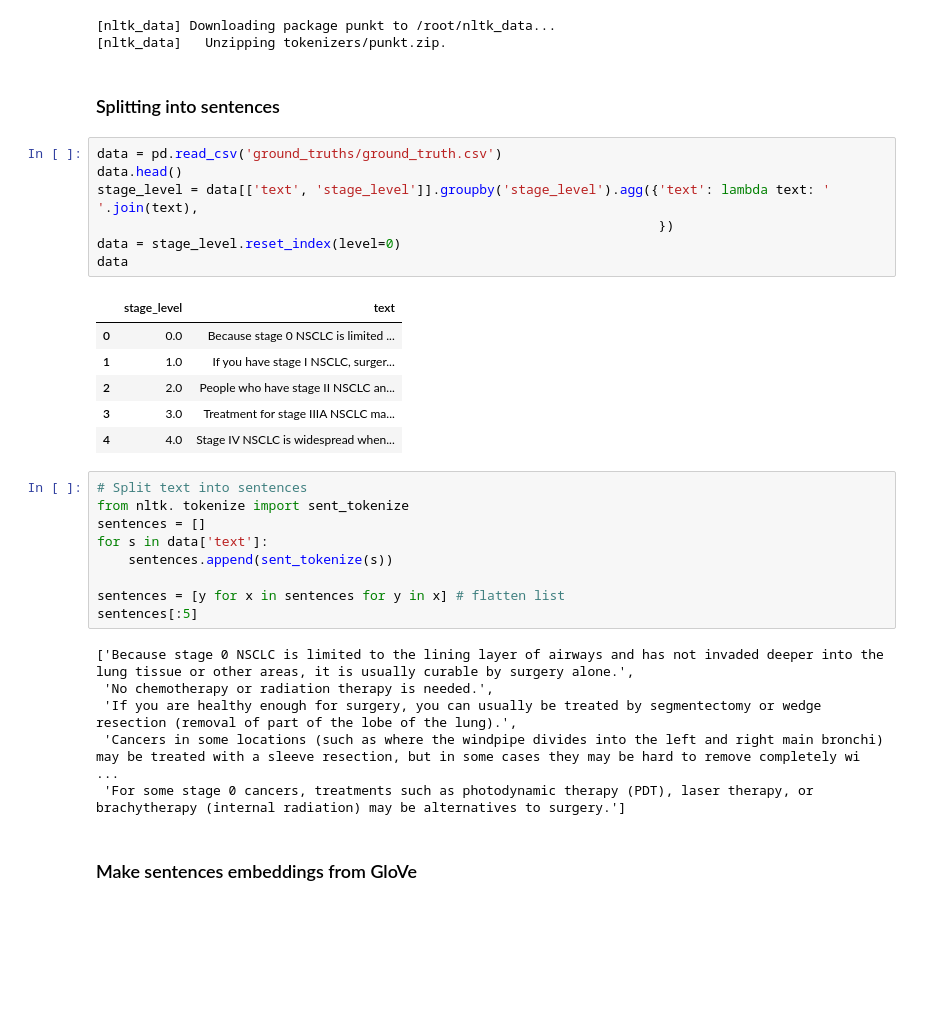
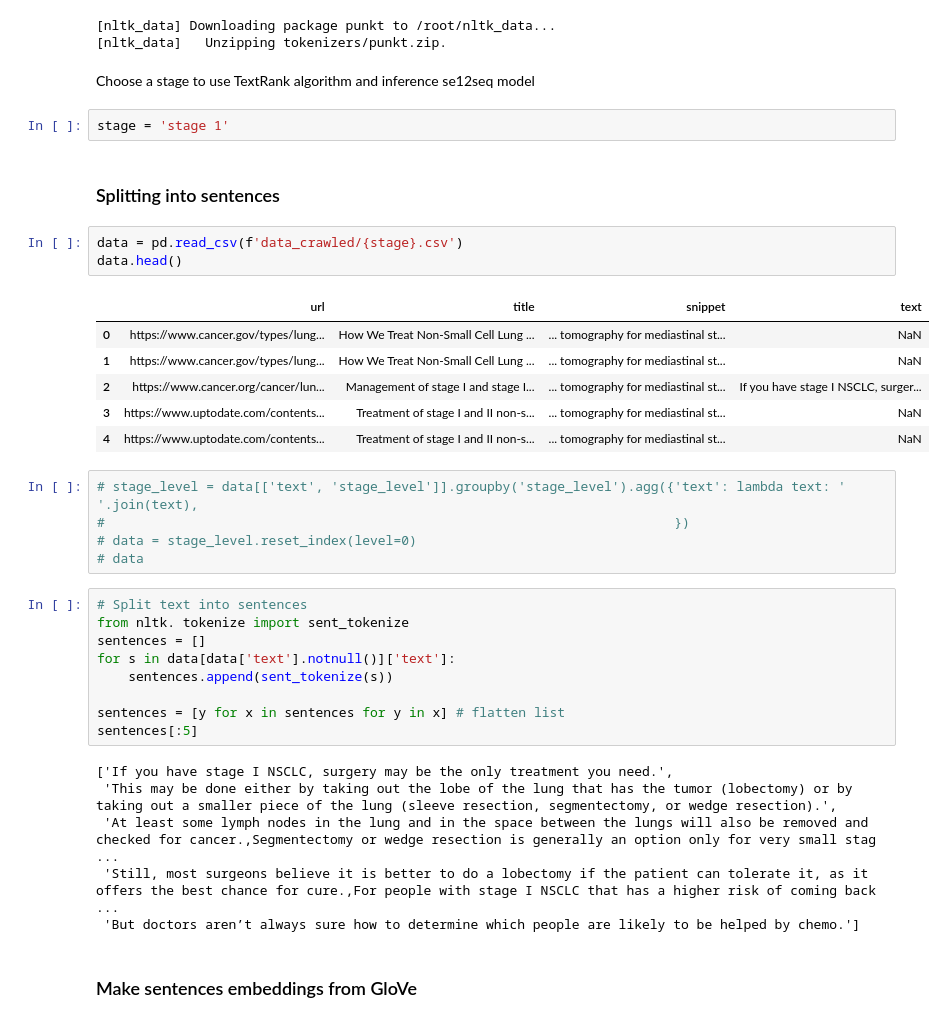
Before and after one commit to vantuan5644/LungCancerTreatment, a Jupyter notebook: src/text_summarization/extractive_textrank.ipynb, the cells around one changed output. Saved outputs shown, nothing was run; the diff lists cells and outputs as text; blank space fills up the shorter version.

```diff
--- a/src/text_summarization/extractive_textrank.ipynb
+++ b/src/text_summarization/extractive_textrank.ipynb
@@ -46,37 +49,42 @@ import re
 # %% [output]
 [nltk_data] Downloading package punkt to /root/nltk_data...
 [nltk_data]   Unzipping tokenizers/punkt.zip.
+# %% [markdown]
+Choose a stage to use TextRank algorithm and inference se12seq model
+# %%
+stage = 'stage 1'
 # %% [markdown]
 ### Splitting into sentences
+# %%
+data = pd.read_csv(f'data_crawled/{stage}.csv')
+data.head()
+# %% [output]
+|  | url | title | snippet | text |
+| 0 | https://www.cancer.gov/types/lung... | How We Treat Non-Small Cell Lung ... | ... tomography for mediastinal st... | NaN |
+| 1 | https://www.cancer.gov/types/lung... | How We Treat Non-Small Cell Lung ... | ... tomography for mediastinal st... | NaN |
+| 2 | https://www.cancer.org/cancer/lun... | Management of stage I and stage I... | ... tomography for mediastinal st... | If you have stage I NSCLC, surger... |
+| 3 | https://www.uptodate.com/contents... | Treatment of stage I and II non-s... | ... tomography for mediastinal st... | NaN |
+| 4 | https://www.uptodate.com/contents... | Treatment of stage I and II non-s... | ... tomography for mediastinal st... | NaN |
 # %%
-data = pd.read_csv('ground_truths/ground_truth.csv')
-data.head()
-stage_level = data[['text', 'stage_level']].groupby('stage_level').agg({'text': lambda text: ' '.join(text),
-                                                                        })
-data = stage_level.reset_index(level=0)
-data
+# stage_level = data[['text', 'stage_level']].groupby('stage_level').agg({'text': lambda text: ' '.join(text),
+#                                                                         })
+# data = stage_level.reset_index(level=0)
+# data
-# %% [output]
-|  | stage_level | text |
-| 0 | 0.0 | Because stage 0 NSCLC is limited ... |
-| 1 | 1.0 | If you have stage I NSCLC, surger... |
-| 2 | 2.0 | People who have stage II NSCLC an... |
-| 3 | 3.0 | Treatment for stage IIIA NSCLC ma... |
-| 4 | 4.0 | Stage IV NSCLC is widespread when... |
 # %%
 # Split text into sentences
 from nltk. tokenize import sent_tokenize
 sentences = []
-for s in data['text']:
+for s in data[data['text'].notnull()]['text']:
     sentences.append(sent_tokenize(s))
 
 sentences = [y for x in sentences for y in x] # flatten list
 sentences[:5]
 # %% [output]
-['Because stage 0 NSCLC is limited to the lining layer of airways and has not invaded deeper into the lung tissue or other areas, it is usually curable by surgery alone.',
- 'No chemotherapy or radiation therapy is needed.',
- 'If you are healthy enough for surgery, you can usually be treated by segmentectomy or wedge resection (removal of part of the lobe of the lung).',
- 'Cancers in some locations (such as where the windpipe divides into the left and right main bronchi) may be treated with a sleeve resection, but in some cases they may be hard to remove completely wi ...
- 'For some stage 0 cancers, treatments such as photodynamic therapy (PDT), laser therapy, or brachytherapy (internal radiation) may be alternatives to surgery.']
+['If you have stage I NSCLC, surgery may be the only treatment you need.',
+ 'This may be done either by taking out the lobe of the lung that has the tumor (lobectomy) or by taking out a smaller piece of the lung (sleeve resection, segmentectomy, or wedge resection).',
+ 'At least some lymph nodes in the lung and in the space between the lungs will also be removed and checked for cancer.,Segmentectomy or wedge resection is generally an option only for very small stag ...
+ 'Still, most surgeons believe it is better to do a lobectomy if the patient can tolerate it, as it offers the best chance for cure.,For people with stage I NSCLC that has a higher risk of coming back ...
+ 'But doctors aren’t always sure how to determine which people are likely to be helped by chemo.']
 # %% [markdown]
 ### Make sentences embeddings from GloVe
 # %%
```
Also changed, not shown: parts of 51 cells of this notebook.
